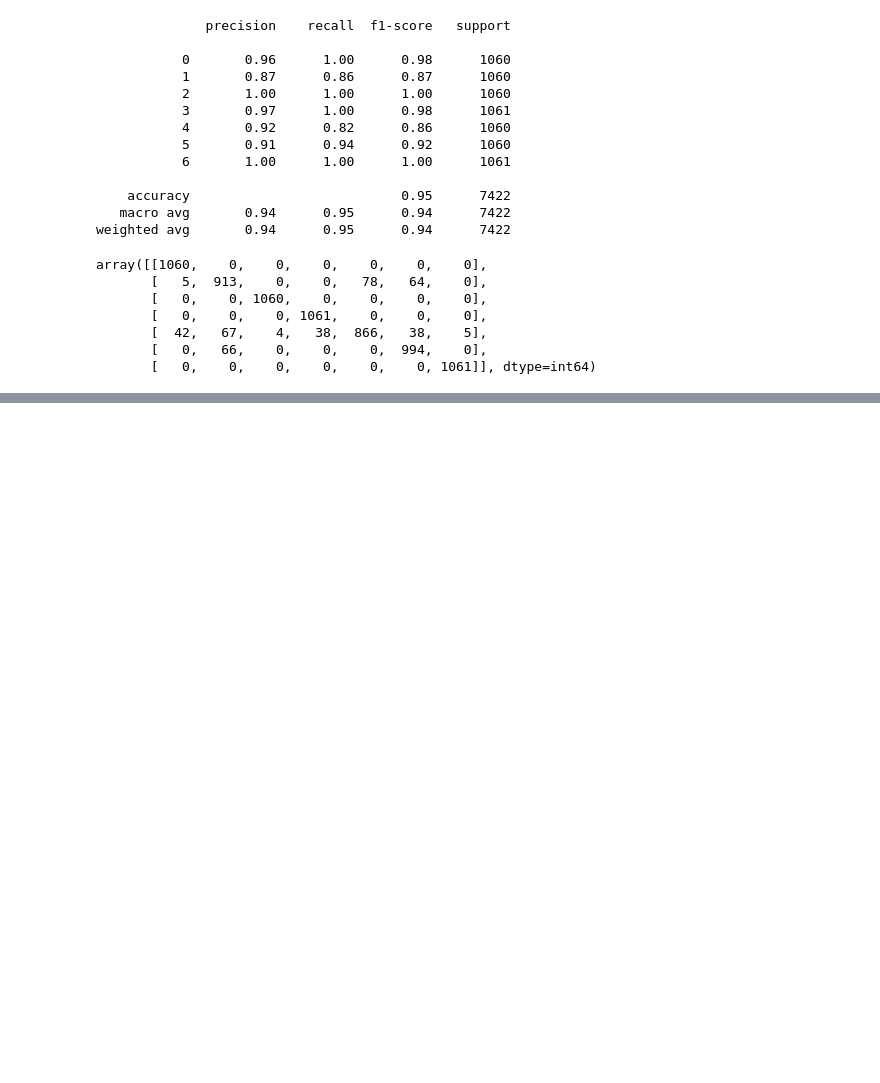
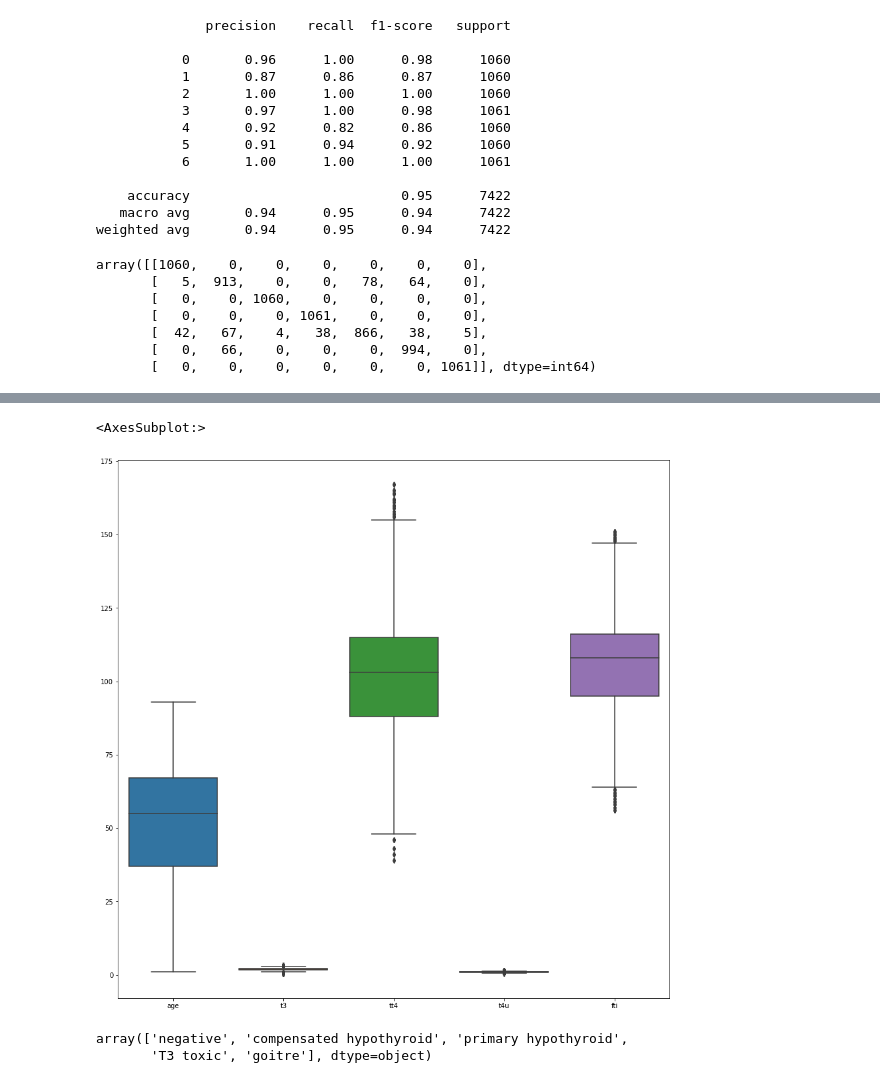
Before and after one commit to personal-internship-projects/thyroid-detection, a Jupyter notebook: src/eda.ipynb, the cells around one changed output, grey strips where cells are left out. Saved outputs shown, nothing was run; the diff lists cells and outputs as text; code cells hidden in the pictures; blank space fills up the shorter version.

```diff
--- a/src/eda.ipynb
+++ b/src/eda.ipynb
@@ -396,0 +428,33 @@ df1['class'].unique().size
+# %%
+q = df['age'].quantile(.9995)
+df_new = df[df['age'] < q]
+
+#df_new
+q = df_new['tt4'].quantile(.95)
+df_new = df_new[df['tt4'] < q]
+
+q = df_new['tt4'].quantile(.014)
+df_new = df_new[df['tt4'] > q]
+
+q = df_new['fti'].quantile(.95)
+df_new = df_new[df['fti'] < q]
+
+q = df_new['fti'].quantile(.01)
+df_new = df_new[df['fti'] > q]
+
+# q = df_new['t3'].quantile(.98)
+# df_new = df_new[df['t3'] < q]
+
+# q = df_new['t3'].quantile(.008)
+# df_new = df_new[df['t3'] > q]
+
+# q = df_new['t4u'].quantile(.985)
+# df_new = df_new[df['t4u'] < q]
+
+df_new
+# X = df_new.drop(columns="class")
+# Y = df_new.iloc[:,:-1]
+# print(Y)
+# from imblearn.over_sampling import RandomOverSampler
+# rdsmple = RandomOverSampler(random_state=42)
+# x_sampled,y_sampled  = rdsmple.fit_resample(X,Y)
@@ -396,0 +475,11 @@ df1['class'].unique().size
+# %%
+fig, ax = plt.subplots(figsize = (15,15))
+sns.boxplot(data = df_new  , ax=ax)
+# %% [output]
+<AxesSubplot:>
+[figure, added]
+# %%
+df_new['class'].unique()
+# %% [output]
+array(['negative', 'compensated hypothyroid', 'primary hypothyroid',
+       'T3 toxic', 'goitre'], dtype=object)
```
Also changed, not shown: parts of 10 cells of this notebook.
